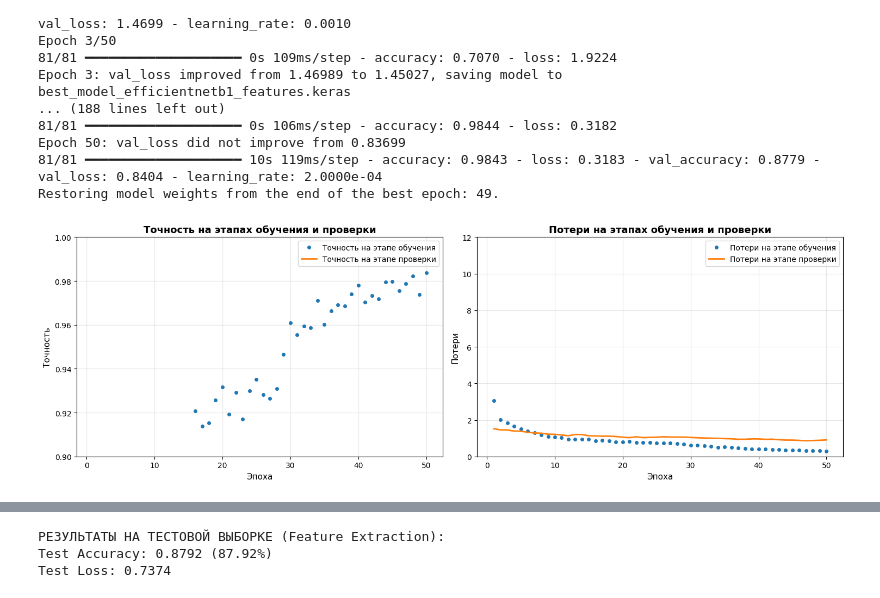
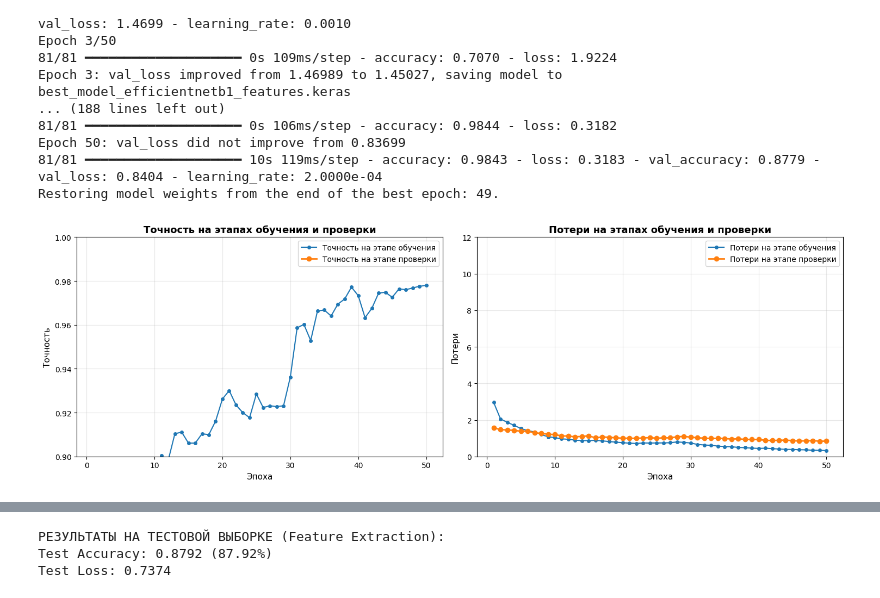
Before and after one commit to Ddkaba/IAD_Lab_3, a Jupyter notebook: IAD_Lab3.ipynb, the cells around one changed output, grey strips where cells are left out. Cells and saved outputs as stored; diff of their text form; code cells hidden in the pictures.

```diff
--- a/IAD_Lab3.ipynb
+++ b/IAD_Lab3.ipynb
@@ -754,43 +754,43 @@ fig, axes = plt.subplots(1, 2, figsize=(15, 5))
 epochs_range = range(1, len(history_features.history['accuracy']) + 1)
 
 # График точности
-axes[0].plot(epochs_range, history_features.history['accuracy'], 'o',
+axes[0].plot(epochs_range, history_features.history['accuracy'], 'o-',
              label='Точность на этапе обучения', markersize=4)
-axes[0].plot(epochs_range, history_features.history['val_accuracy'], '-',
+axes[0].plot(epochs_range, history_features.history['val_accuracy'], 'o-',
              label='Точность на этапе проверки', linewidth=2)
 axes[0].set_title('Точность на этапах обучения и проверки', fontsize=13, fontweight='bold')
 axes[0].set_xlabel('Эпоха', fontsize=11)
 axes[0].set_ylabel('Точность', fontsize=11)
 axes[0].set_ylim([0.9, 1.0])
 axes[0].legend(fontsize=10)
 axes[0].grid(True, alpha=0.3)
 
 # График потерь
-axes[1].plot(epochs_range, history_features.history['loss'], 'o',
+axes[1].plot(epochs_range, history_features.history['loss'], 'o-',
              label='Потери на этапе обучения', markersize=4)
-axes[1].plot(epochs_range, history_features.history['val_loss'], '-',
+axes[1].plot(epochs_range, history_features.history['val_loss'], 'o-',
              label='Потери на этапе проверки', linewidth=2)
 axes[1].set_title('Потери на этапах обучения и проверки', fontsize=13, fontweight='bold')
 axes[1].set_xlabel('Эпоха', fontsize=11)
 axes[1].set_ylabel('Потери', fontsize=11)
 axes[1].set_ylim([0, 12])
 axes[1].legend(fontsize=10)
 axes[1].grid(True, alpha=0.3)
 
 plt.tight_layout()
 plt.show()
 
 # Финальные метрики
 final_train_acc = history_features.history['accuracy'][-1]
 final_val_acc = history_features.history['val_accuracy'][-1]
 final_train_loss = history_features.history['loss'][-1]
 final_val_loss = history_features.history['val_loss'][-1]
 
 print(f'\nФинальные метрики:')
 print(f'Train Accuracy: {final_train_acc:.4f} ({final_train_acc*100:.2f}%)')
 print(f'Validation Accuracy: {final_val_acc:.4f} ({final_val_acc*100:.2f}%)')
 print(f'Train Loss: {final_train_loss:.4f}')
 print(f'Validation Loss: {final_val_loss:.4f}')
 # %% [output]
-[figure, old version]
+[figure, new version]
 Финальные метрики:
```
Also changed, not shown: parts of 1 cell of this notebook.
